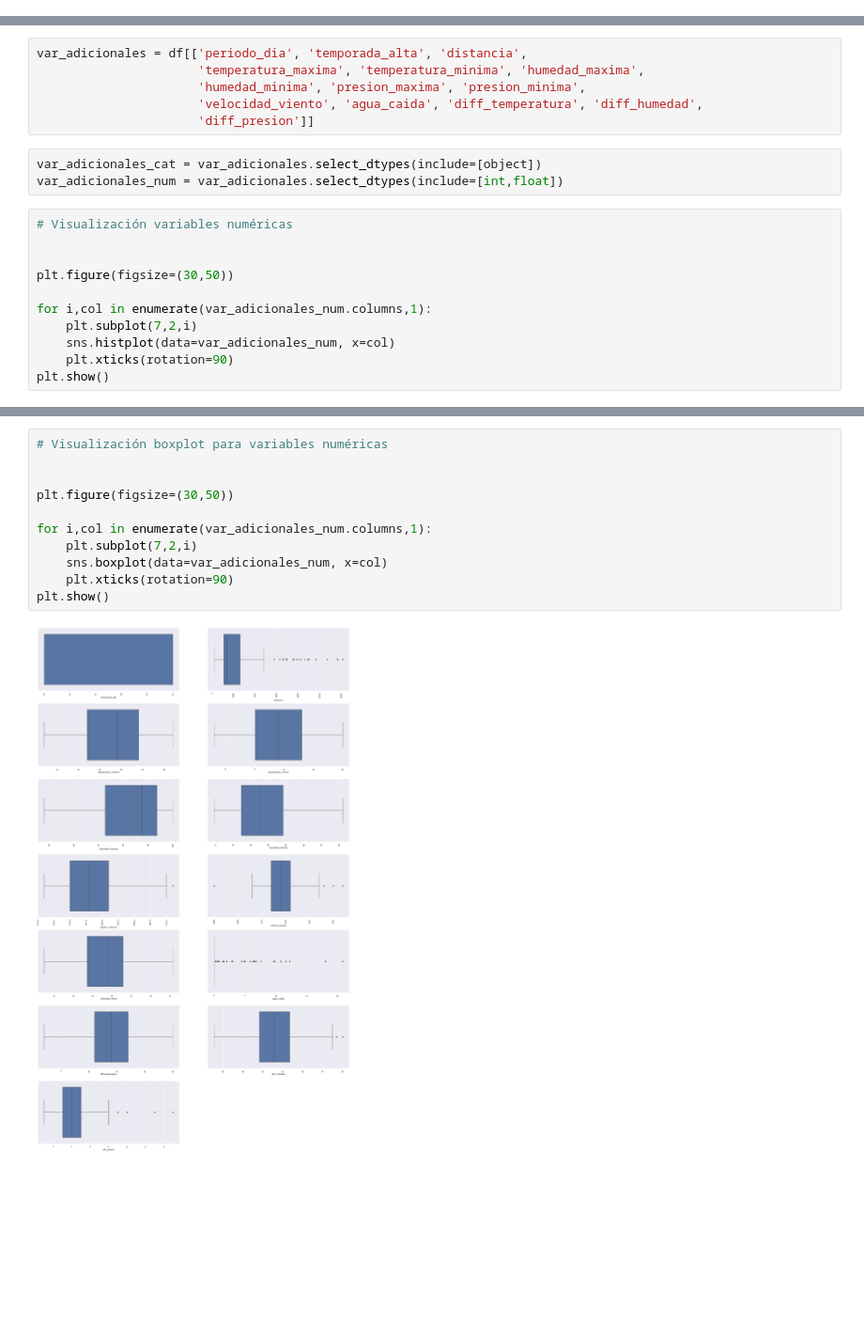
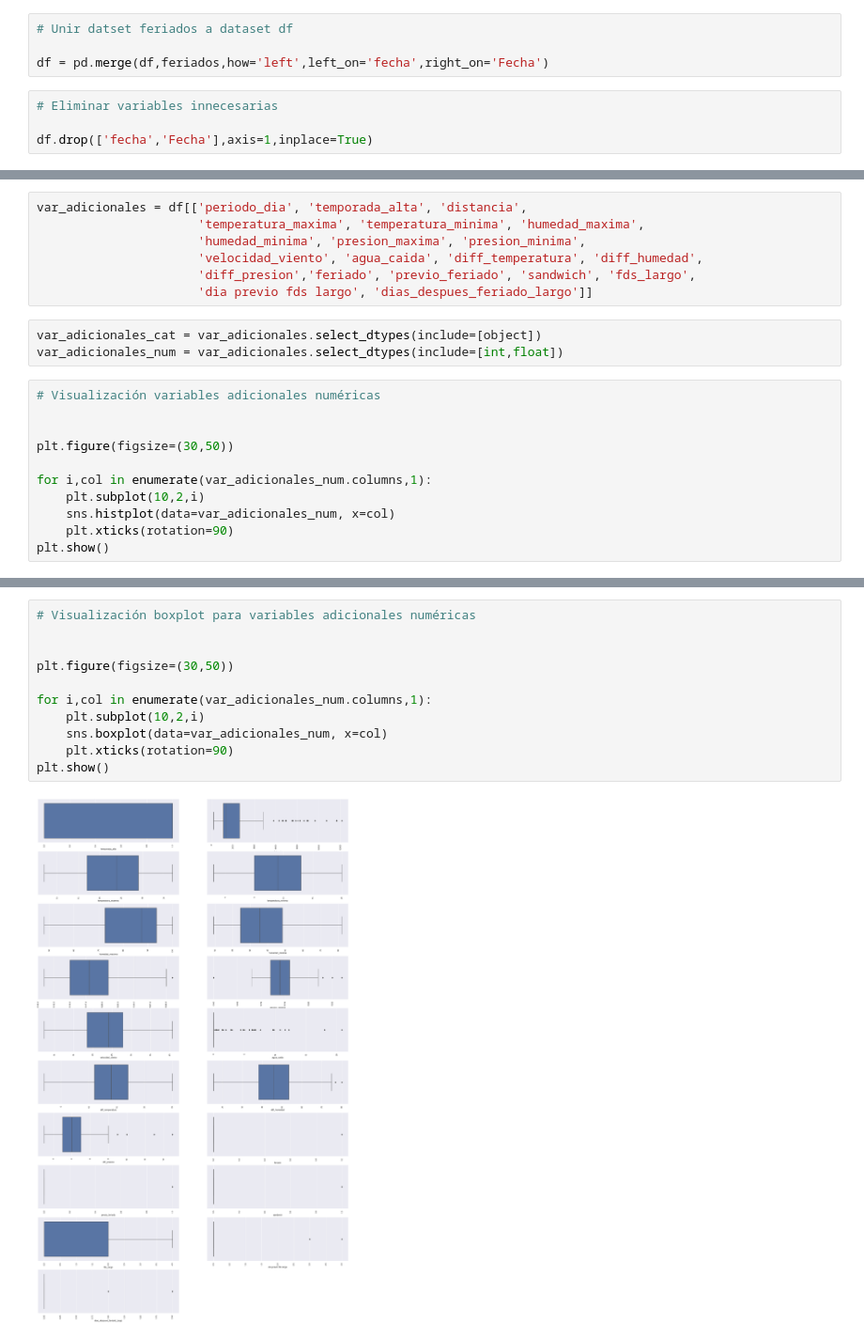
Before and after one commit to clcollao/pred_atraso_vuelos, a Jupyter notebook: pred_atraso_vuelos/prediccion_atraso_vuelos.ipynb, the cells around one changed output, grey strips where cells are left out. Shown at 94% size. Drawn from its saved outputs; the diff is of its cells as text; blank space fills up the shorter version.

Commit message:
Se agregaron variables relacionadas a feriados

```diff
--- a/pred_atraso_vuelos/prediccion_atraso_vuelos.ipynb
+++ b/pred_atraso_vuelos/prediccion_atraso_vuelos.ipynb
@@ -585,0 +594,8 @@ df['diff_presion'] = df['presion_maxima']-df['presion_minima']
+# %%
+# Unir datset feriados a dataset df
+
+df = pd.merge(df,feriados,how='left',left_on='fecha',right_on='Fecha')
+# %%
+# Eliminar variables innecesarias
+
+df.drop(['fecha','Fecha'],axis=1,inplace=True)
@@ -590,18 +619,19 @@ var_adicionales = df[['periodo_dia', 'temporada_alta', 'distancia',
                       'temperatura_maxima', 'temperatura_minima', 'humedad_maxima',
                       'humedad_minima', 'presion_maxima', 'presion_minima',
                       'velocidad_viento', 'agua_caida', 'diff_temperatura', 'diff_humedad',
-                      'diff_presion']]
+                      'diff_presion','feriado', 'previo_feriado', 'sandwich', 'fds_largo',
+                      'dia previo fds largo', 'dias_despues_feriado_largo']]
 # %%
 var_adicionales_cat = var_adicionales.select_dtypes(include=[object])
 var_adicionales_num = var_adicionales.select_dtypes(include=[int,float])
 # %%
-# Visualización variables numéricas
+# Visualización variables adicionales numéricas
 
 
 plt.figure(figsize=(30,50))
 
 for i,col in enumerate(var_adicionales_num.columns,1):
-    plt.subplot(7,2,i)
+    plt.subplot(10,2,i)
     sns.histplot(data=var_adicionales_num, x=col)
     plt.xticks(rotation=90)
 plt.show()
@@ -610,14 +640,14 @@ plt.show()
 # %%
-# Visualización boxplot para variables numéricas
+# Visualización boxplot para variables adicionales numéricas
 
 
 plt.figure(figsize=(30,50))
 
 for i,col in enumerate(var_adicionales_num.columns,1):
-    plt.subplot(7,2,i)
+    plt.subplot(10,2,i)
     sns.boxplot(data=var_adicionales_num, x=col)
     plt.xticks(rotation=90)
 plt.show()
 # %% [output]
-[figure, old version]
+[figure, new version]
 # %%
```
Also changed, not shown: parts of 5 cells of this notebook, 1 other file.
